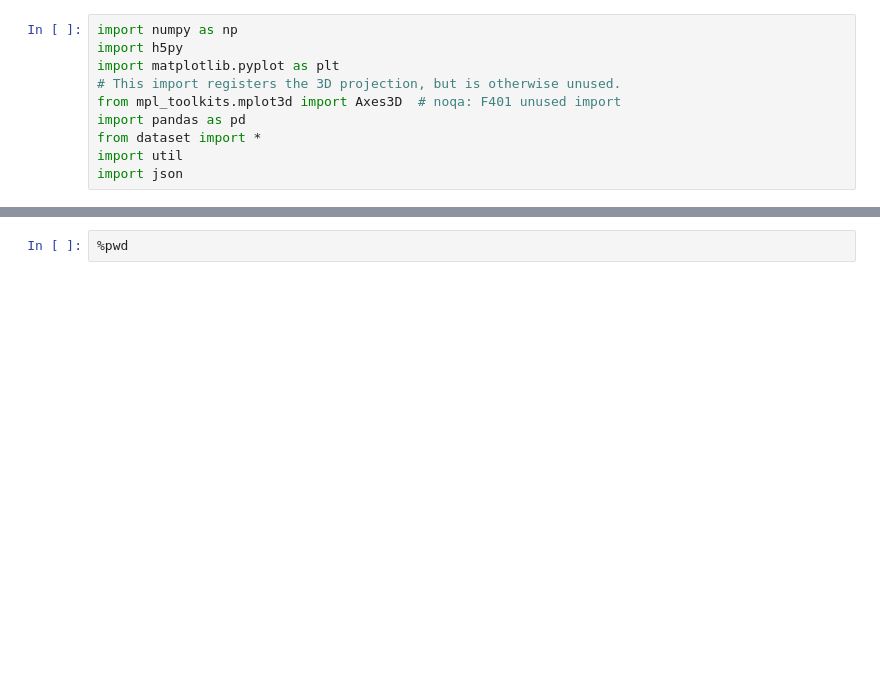
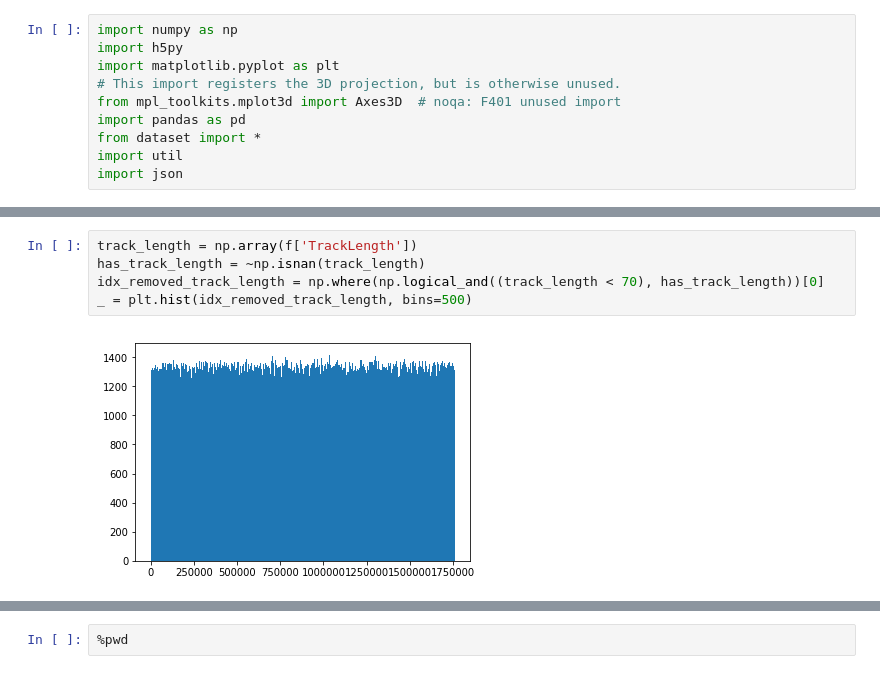
Before and after one commit to ruian1/NuIntClassification, a Jupyter notebook: data.ipynb, the cells around one changed output, grey strips where cells are left out. Cells and saved outputs as stored; diff of their text form; blank space fills up the shorter version.

```diff
--- a/data.ipynb
+++ b/data.ipynb
@@ -10,0 +27,7 @@ import json
+# %%
+track_length = np.array(f['TrackLength'])
+has_track_length = ~np.isnan(track_length)
+idx_removed_track_length = np.where(np.logical_and((track_length < 70), has_track_length))[0]
+_ = plt.hist(idx_removed_track_length, bins=500)
+# %% [output]
+[figure, added]
```
Also changed, not shown: parts of 13 cells of this notebook, 18 other files.
